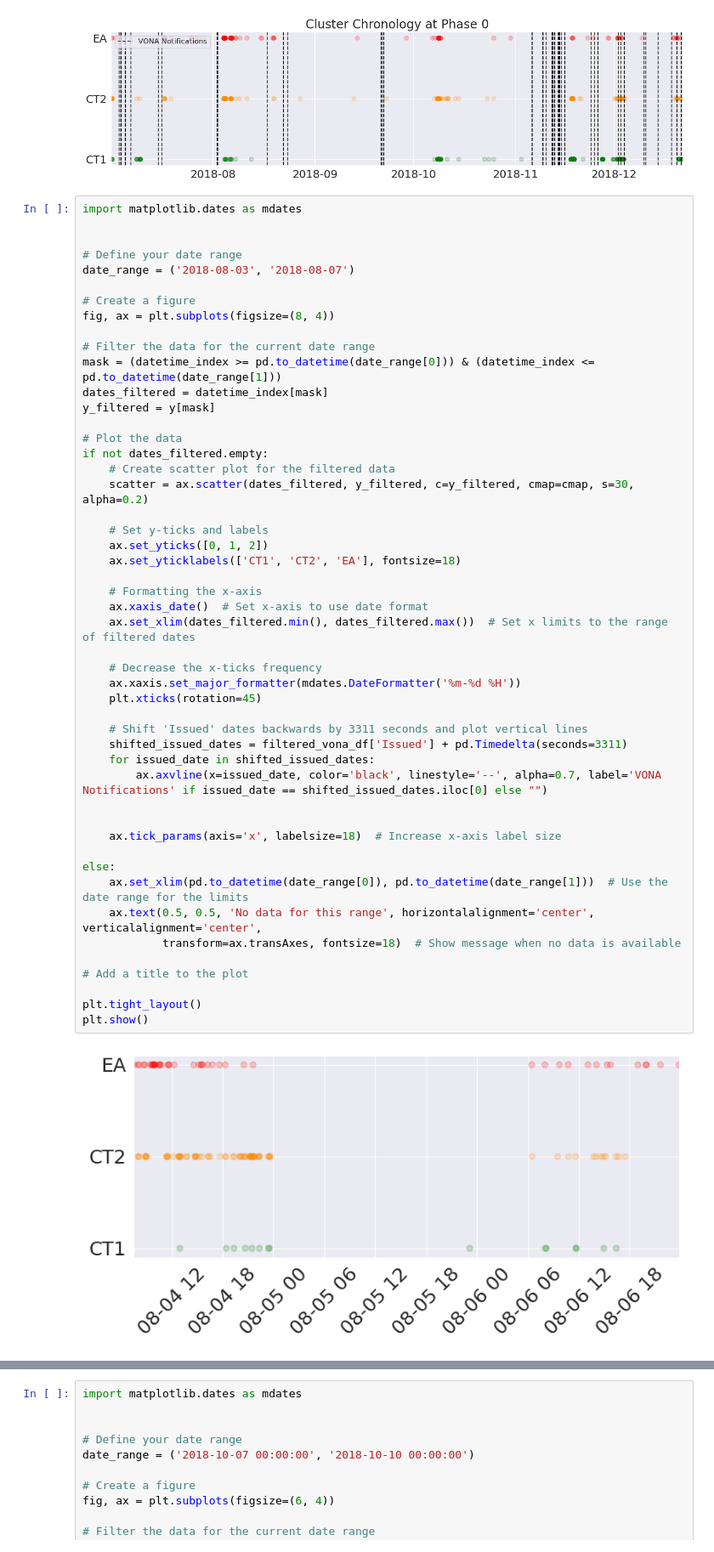
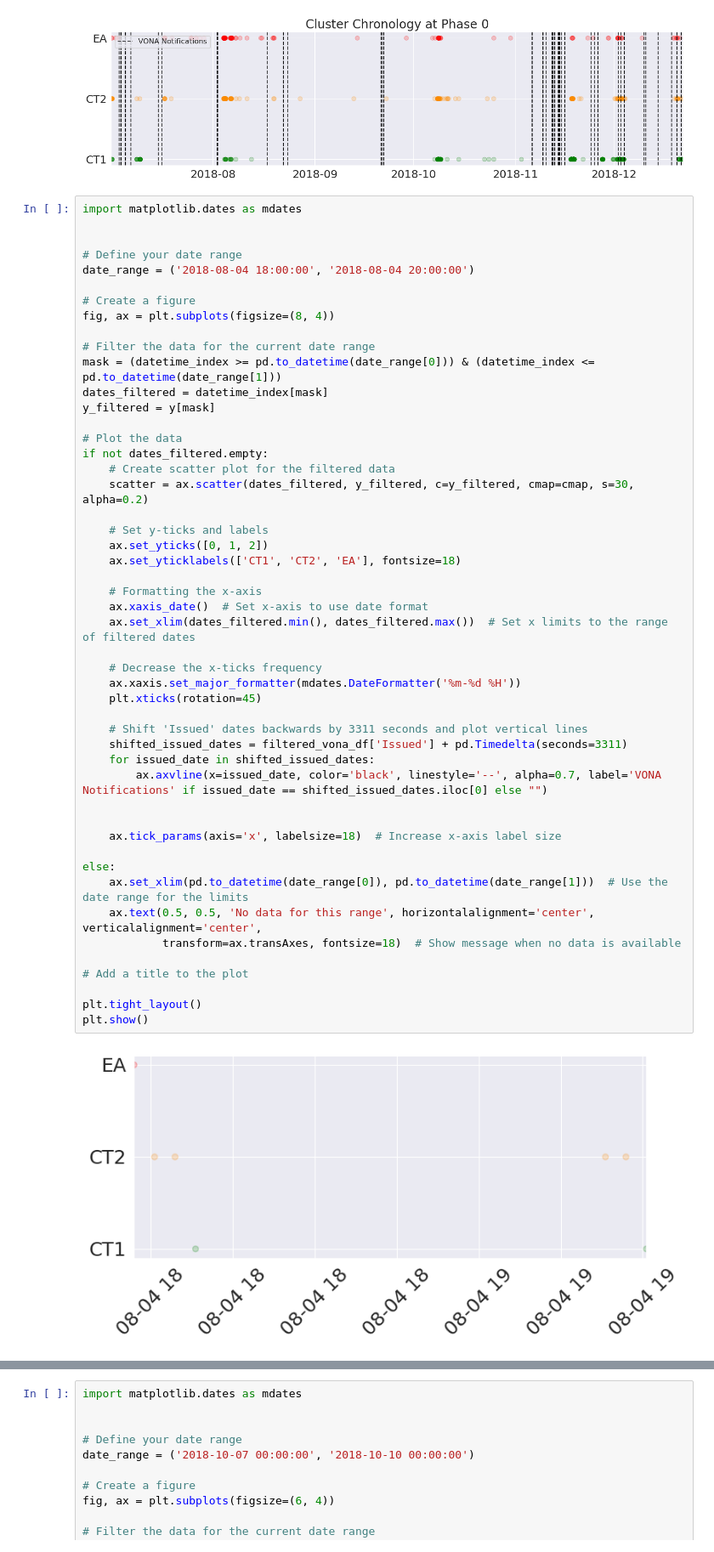
Before and after one commit to haykalmhs/AnakKrakatauEWSFinal, a Jupyter notebook: notebook/3. Autoencoder DEC.ipynb, the cells around one changed output, grey strips where cells are left out. Shown: that part at 85% size. Cells and saved outputs as stored; diff of their text form.

```diff
--- a/notebook/3. Autoencoder DEC.ipynb
+++ b/notebook/3. Autoencoder DEC.ipynb
@@ -1000,7 +987,7 @@ import matplotlib.dates as mdates
 
 
 # Define your date range
-date_range = ('2018-08-03', '2018-08-07')
+date_range = ('2018-08-04 18:00:00', '2018-08-04 20:00:00')
 
 # Create a figure
 fig, ax = plt.subplots(figsize=(8, 4))
@@ -1018,31 +1005,31 @@ if not dates_filtered.empty:
     # Set y-ticks and labels
     ax.set_yticks([0, 1, 2])
     ax.set_yticklabels(['CT1', 'CT2', 'EA'], fontsize=18)
 
     # Formatting the x-axis
     ax.xaxis_date()  # Set x-axis to use date format
     ax.set_xlim(dates_filtered.min(), dates_filtered.max())  # Set x limits to the range of filtered dates
 
     # Decrease the x-ticks frequency
     ax.xaxis.set_major_formatter(mdates.DateFormatter('%m-%d %H'))
     plt.xticks(rotation=45)
 
     # Shift 'Issued' dates backwards by 3311 seconds and plot vertical lines
     shifted_issued_dates = filtered_vona_df['Issued'] + pd.Timedelta(seconds=3311)
     for issued_date in shifted_issued_dates:
         ax.axvline(x=issued_date, color='black', linestyle='--', alpha=0.7, label='VONA Notifications' if issued_date == shifted_issued_dates.iloc[0] else "")
 
 
     ax.tick_params(axis='x', labelsize=18)  # Increase x-axis label size
 
 else:
     ax.set_xlim(pd.to_datetime(date_range[0]), pd.to_datetime(date_range[1]))  # Use the date range for the limits
     ax.text(0.5, 0.5, 'No data for this range', horizontalalignment='center', verticalalignment='center',
             transform=ax.transAxes, fontsize=18)  # Show message when no data is available
 
 # Add a title to the plot
 
 plt.tight_layout()
 plt.show()
 # %% [output]
-[figure, old version]
+[figure, new version]
```
Also changed, not shown: parts of 10 cells of this notebook, 2 other files.
